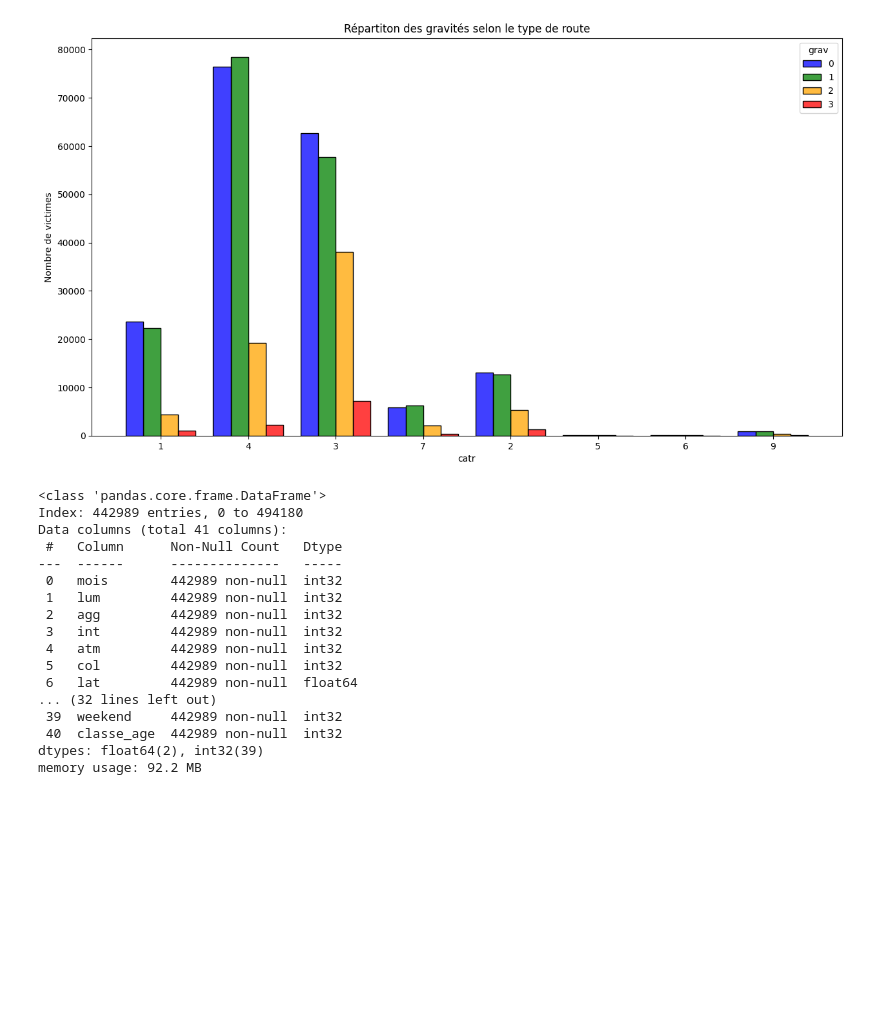
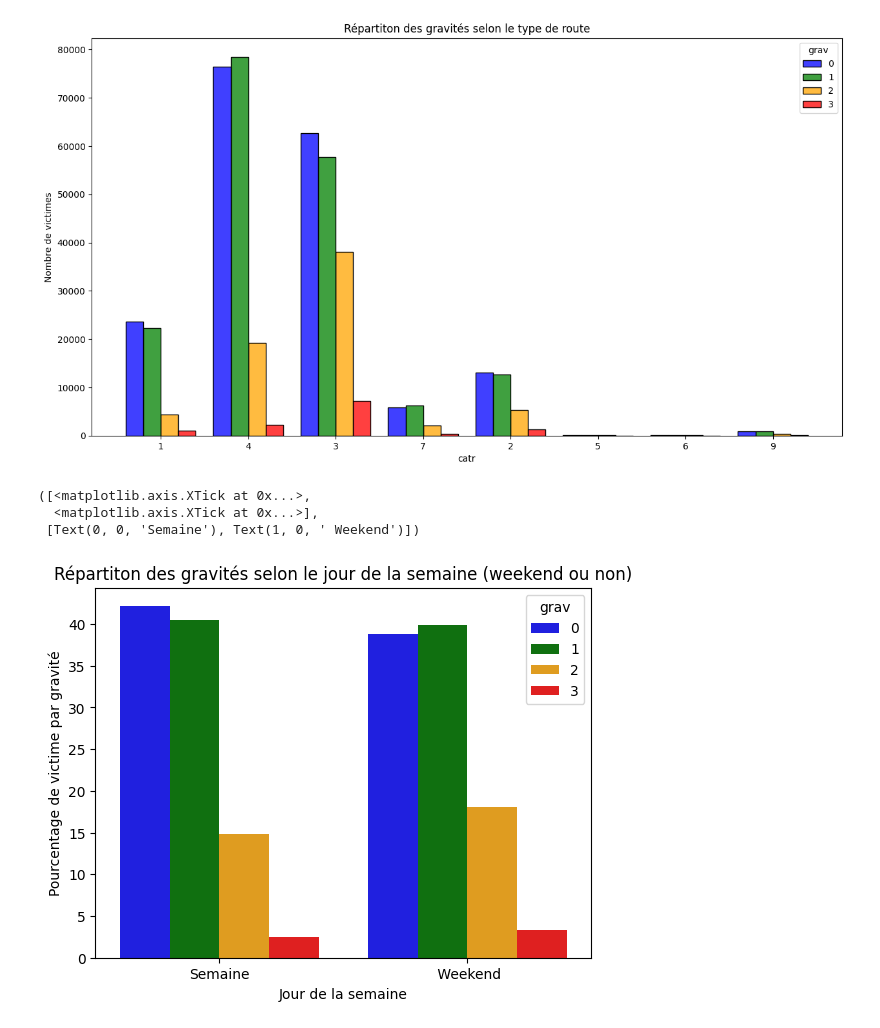
Before and after one commit to karatruc/Streamlit, a Jupyter notebook: Notebooks/Preprocessing/1.Preprocessing.ipynb, the cells around one changed output. Drawn from its saved outputs; the diff is of its cells as text; code cells hidden in the pictures; blank space fills up the shorter version.

Commit message:
Plot weekend

```diff
--- a/Notebooks/Preprocessing/1.Preprocessing.ipynb
+++ b/Notebooks/Preprocessing/1.Preprocessing.ipynb
@@ -298,26 +298,21 @@ plt.title('Répartiton des gravités selon le type de route');
 # %%
 # dernières conversion
 df[['mois','agg','catr','catu','classe_age']] = df[['mois','agg','catr','catu','classe_age']].astype(int)
-# %%
-df.info()
-# %% [output]
-<class 'pandas.core.frame.DataFrame'>
-Index: 442989 entries, 0 to 494180
-Data columns (total 41 columns):
- #   Column      Non-Null Count   Dtype
----  ------      --------------   -----
- 0   mois        442989 non-null  int32
- 1   lum         442989 non-null  int32
- 2   agg         442989 non-null  int32
- 3   int         442989 non-null  int32
- 4   atm         442989 non-null  int32
- 5   col         442989 non-null  int32
- 6   lat         442989 non-null  float64
-... (32 lines left out)
- 39  weekend     442989 non-null  int32
- 40  classe_age  442989 non-null  int32
-dtypes: float64(2), int32(39)
-memory usage: 92.2 MB
+# %%
+df_we = (df.groupby(['weekend','grav']).size()*100 / df.groupby('weekend').size()).reset_index(name='percent')
+
+sns.color_palette("Paired")
+palette = ['blue','green', 'orange','red']
+sns.barplot(data = df_we, x='weekend', y='percent', hue='grav', palette = palette)
+plt.xlabel('Jour de la semaine')
+plt.ylabel('Pourcentage de victime par gravité')
+plt.title('Répartition des gravités selon le jour de la semaine (weekend ou non)');
+plt.xticks(ticks = [0,1],labels = ['Semaine',' Weekend'])
+# %% [output]
+([<matplotlib.axis.XTick at 0x...>,
+  <matplotlib.axis.XTick at 0x...>],
+ [Text(0, 0, 'Semaine'), Text(1, 0, ' Weekend')])
+[figure, added]
 # %%
 #sauvegarde du fichier
 df.to_csv('{}/accidents.zip'.format(data_path), index = False, compression=dict(method='zip', archive_name='accidents.csv'))
```
